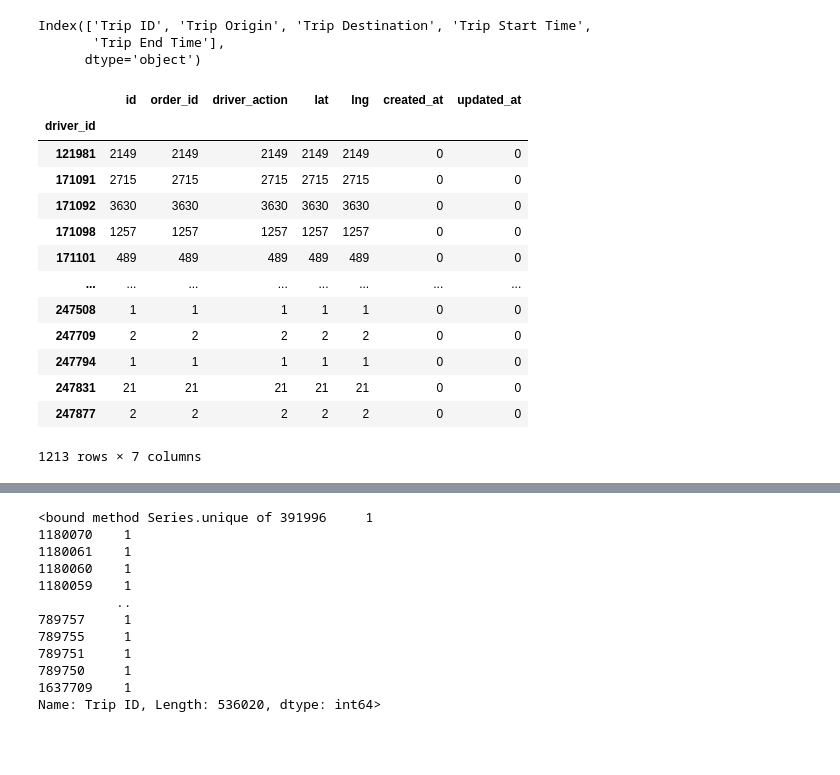
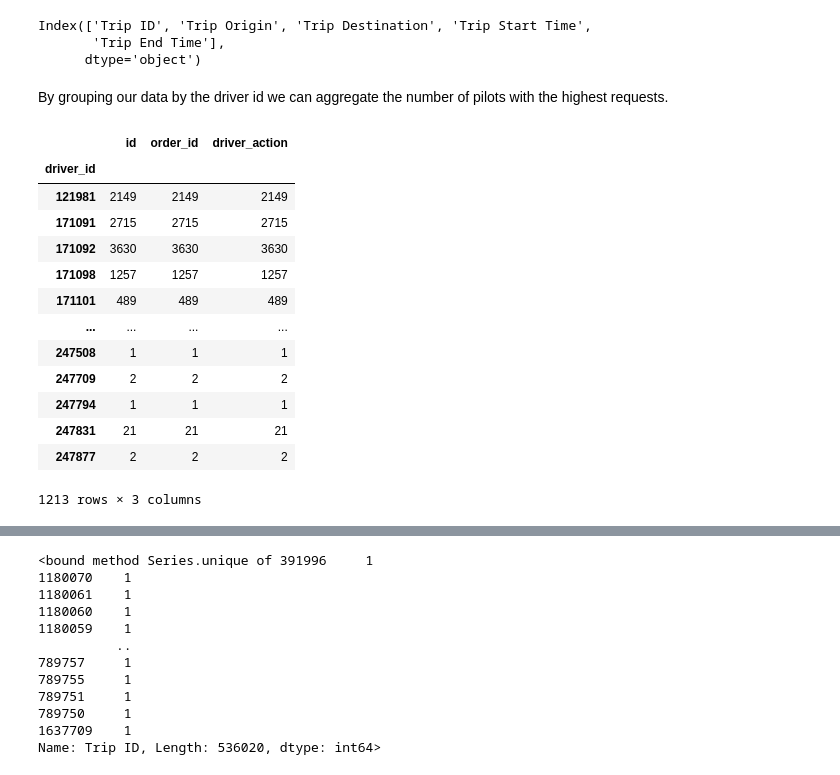
Before and after one commit to gedionabebe/Causal-Inference, a Jupyter notebook: notebooks/eda.ipynb, the cells around one changed output, grey strips where cells are left out. Saved outputs shown, nothing was run; the diff lists cells and outputs as text; code cells hidden in the pictures; blank space fills up the shorter version.

```diff
--- a/notebooks/eda.ipynb
+++ b/notebooks/eda.ipynb
@@ -94,20 +97,22 @@ nb_data.columns
 Index(['Trip ID', 'Trip Origin', 'Trip Destination', 'Trip Start Time',
        'Trip End Time'],
       dtype='object')
+# %% [markdown]
+By grouping our data by the driver id we can aggregate the number of pilots with the highest requests.
 # %%
-driver_location_data.groupby('driver_id').count()
+driver_location_data.groupby('driver_id')[['id','order_id','driver_action']].count()
 # %% [output]
-|  | id | order_id | driver_action | lat | lng | created_at | updated_at |
-| driver_id |  |  |  |  |  |  |  |
-| 121981 | 2149 | 2149 | 2149 | 2149 | 2149 | 0 | 0 |
-| 171091 | 2715 | 2715 | 2715 | 2715 | 2715 | 0 | 0 |
-| 171092 | 3630 | 3630 | 3630 | 3630 | 3630 | 0 | 0 |
-| 171098 | 1257 | 1257 | 1257 | 1257 | 1257 | 0 | 0 |
-| 171101 | 489 | 489 | 489 | 489 | 489 | 0 | 0 |
-| ... | ... | ... | ... | ... | ... | ... | ... |
-| 247508 | 1 | 1 | 1 | 1 | 1 | 0 | 0 |
-| 247709 | 2 | 2 | 2 | 2 | 2 | 0 | 0 |
-| 247794 | 1 | 1 | 1 | 1 | 1 | 0 | 0 |
-| 247831 | 21 | 21 | 21 | 21 | 21 | 0 | 0 |
-| 247877 | 2 | 2 | 2 | 2 | 2 | 0 | 0 |
+|  | id | order_id | driver_action |
+| driver_id |  |  |  |
+| 121981 | 2149 | 2149 | 2149 |
+| 171091 | 2715 | 2715 | 2715 |
+| 171092 | 3630 | 3630 | 3630 |
+| 171098 | 1257 | 1257 | 1257 |
+| 171101 | 489 | 489 | 489 |
+| ... | ... | ... | ... |
+| 247508 | 1 | 1 | 1 |
+| 247709 | 2 | 2 | 2 |
+| 247794 | 1 | 1 | 1 |
+| 247831 | 21 | 21 | 21 |
+| 247877 | 2 | 2 | 2 |
-1213 rows × 7 columns
+1213 rows × 3 columns
```
Also changed, not shown: parts of 42 cells of this notebook, 1 other file.
